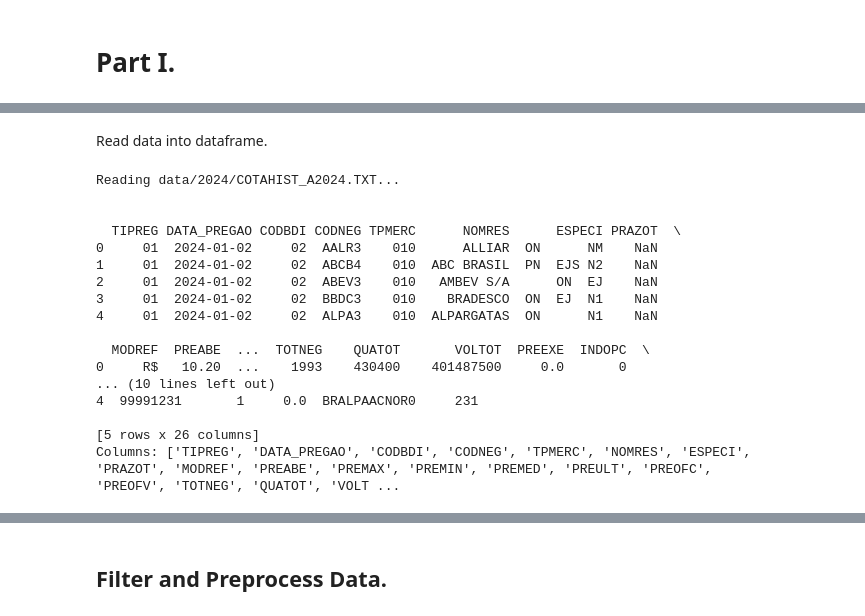
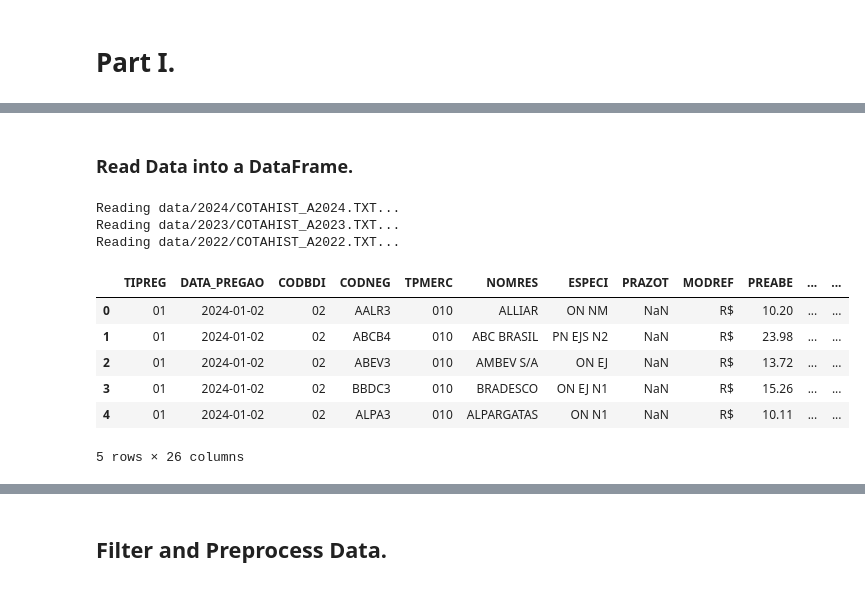
Before and after one commit to MarkDuek/hashdex-tech-challenge, a Jupyter notebook: asset_history_analysis.ipynb, the cells around one changed output, grey strips where cells are left out. Cells and saved outputs as stored; diff of their text form; code cells hidden in the pictures.

```diff
--- a/asset_history_analysis.ipynb
+++ b/asset_history_analysis.ipynb
@@ -39,29 +38,18 @@ IFrame(url, width="100%", height="600px")
 # %% [markdown]
-Read data into dataframe.
+### Read Data into a DataFrame.
 # %%
 data = read_data(years, data_dir="data")
-
-print("\n")
-if data is not None:
-    print(data.head())
-    print("Columns:", data.columns.tolist())
-else:
-    print("No data loaded.")
 # %% [output]
 Reading data/2024/COTAHIST_A2024.TXT...
-
-
-  TIPREG DATA_PREGAO CODBDI CODNEG TPMERC      NOMRES      ESPECI PRAZOT  \
-0     01  2024-01-02     02  AALR3    010      ALLIAR  ON      NM    NaN
-1     01  2024-01-02     02  ABCB4    010  ABC BRASIL  PN  EJS N2    NaN
-2     01  2024-01-02     02  ABEV3    010   AMBEV S/A      ON  EJ    NaN
-3     01  2024-01-02     02  BBDC3    010    BRADESCO  ON  EJ  N1    NaN
-4     01  2024-01-02     02  ALPA3    010  ALPARGATAS  ON      N1    NaN
-
-  MODREF  PREABE  ...  TOTNEG    QUATOT       VOLTOT  PREEXE  INDOPC  \
-0     R$   10.20  ...    1993    430400    401487500     0.0       0
-... (10 lines left out)
-4  99991231       1     0.0  BRALPAACNOR0     231
-
-[5 rows x 26 columns]
-Columns: ['TIPREG', 'DATA_PREGAO', 'CODBDI', 'CODNEG', 'TPMERC', 'NOMRES', 'ESPECI', 'PRAZOT', 'MODREF', 'PREABE', 'PREMAX', 'PREMIN', 'PREMED', 'PREULT', 'PREOFC', 'PREOFV', 'TOTNEG', 'QUATOT', 'VOLT ...
+Reading data/2023/COTAHIST_A2023.TXT...
+Reading data/2022/COTAHIST_A2022.TXT...
+# %%
+data.head()
+# %% [output]
+|  | TIPREG | DATA_PREGAO | CODBDI | CODNEG | TPMERC | NOMRES | ESPECI | PRAZOT | MODREF | PREABE | ... | ... |
+| 0 | 01 | 2024-01-02 | 02 | AALR3 | 010 | ALLIAR | ON NM | NaN | R$ | 10.20 | ... | ... |
+| 1 | 01 | 2024-01-02 | 02 | ABCB4 | 010 | ABC BRASIL | PN EJS N2 | NaN | R$ | 23.98 | ... | ... |
+| 2 | 01 | 2024-01-02 | 02 | ABEV3 | 010 | AMBEV S/A | ON EJ | NaN | R$ | 13.72 | ... | ... |
+| 3 | 01 | 2024-01-02 | 02 | BBDC3 | 010 | BRADESCO | ON EJ N1 | NaN | R$ | 15.26 | ... | ... |
+| 4 | 01 | 2024-01-02 | 02 | ALPA3 | 010 | ALPARGATAS | ON N1 | NaN | R$ | 10.11 | ... | ... |
+5 rows × 26 columns
```
Also changed, not shown: parts of 22 cells of this notebook.
